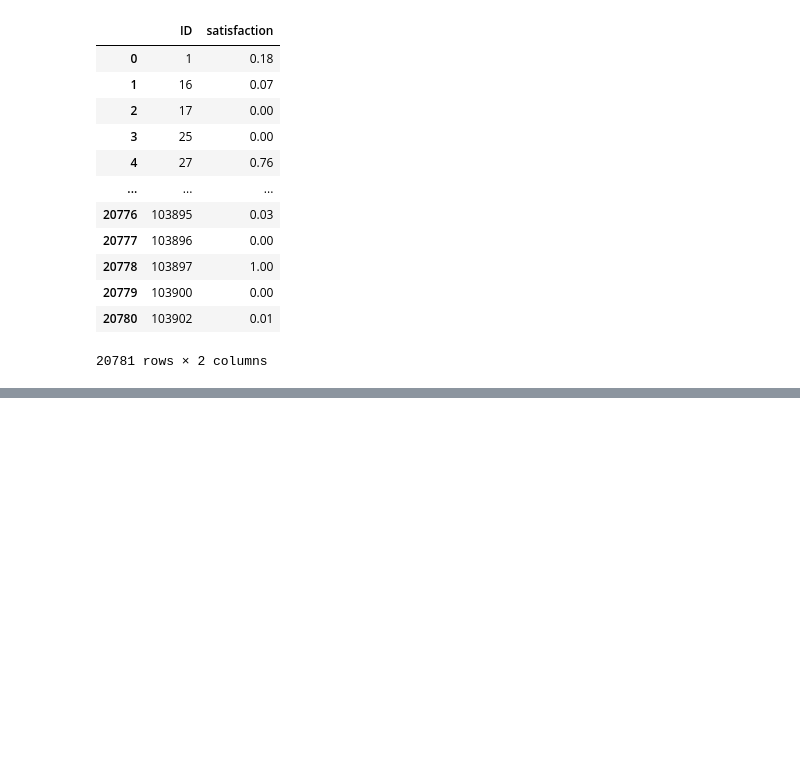
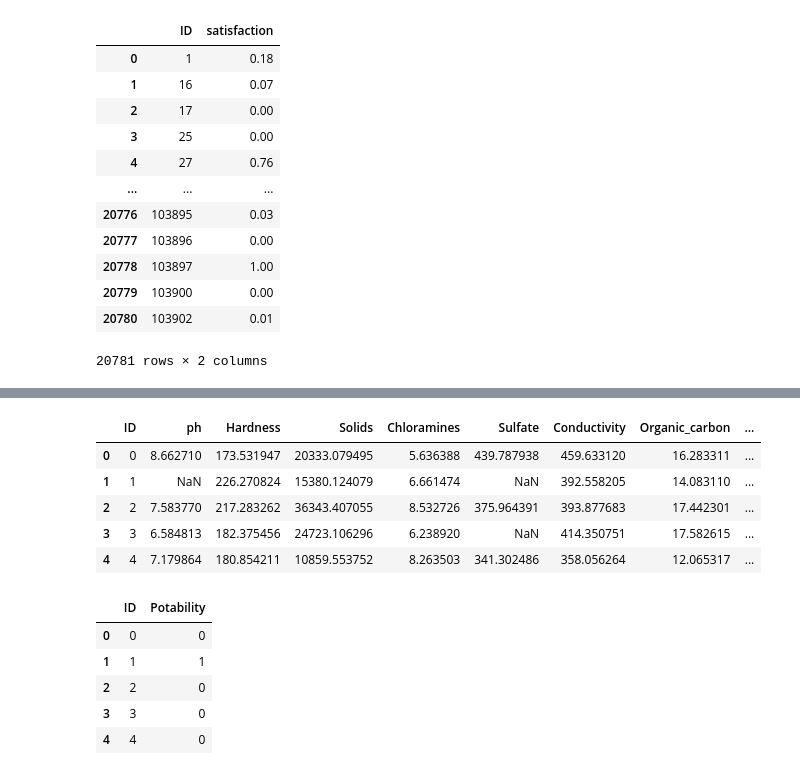
Before and after one commit to HyunJW/Pandas_practice, a Jupyter notebook: 빅분기실기연습/작업_2유형.ipynb, the cells around one changed output, grey strips where cells are left out. Drawn from its saved outputs; the diff is of its cells as text; code cells hidden in the pictures; blank space fills up the shorter version.

```diff
--- a/빅분기실기연습/작업_2유형.ipynb
+++ b/빅분기실기연습/작업_2유형.ipynb
@@ -713,0 +722,22 @@ validation auc: 0.9936025986625197
+# %%
+import pandas as pd
+#데이터 로드
+x_train = pd.read_csv("https://raw.githubusercontent.com/Datamanim/datarepo/main/waters/x_train.csv")
+y_train = pd.read_csv("https://raw.githubusercontent.com/Datamanim/datarepo/main/waters/y_train.csv")
+x_test= pd.read_csv("https://raw.githubusercontent.com/Datamanim/datarepo/main/waters/x_test.csv")
+
+display(x_train.head())
+display(y_train.head())
+# %% [output]
+|  | ID | ph | Hardness | Solids | Chloramines | Sulfate | Conductivity | Organic_carbon | ... |
+| 0 | 0 | 8.662710 | 173.531947 | 20333.079495 | 5.636388 | 439.787938 | 459.633120 | 16.283311 | ... |
+| 1 | 1 | NaN | 226.270824 | 15380.124079 | 6.661474 | NaN | 392.558205 | 14.083110 | ... |
+| 2 | 2 | 7.583770 | 217.283262 | 36343.407055 | 8.532726 | 375.964391 | 393.877683 | 17.442301 | ... |
+| 3 | 3 | 6.584813 | 182.375456 | 24723.106296 | 6.238920 | NaN | 414.350751 | 17.582615 | ... |
+| 4 | 4 | 7.179864 | 180.854211 | 10859.553752 | 8.263503 | 341.302486 | 358.056264 | 12.065317 | ... |
+|  | ID | Potability |
+| 0 | 0 | 0 |
+| 1 | 1 | 1 |
+| 2 | 2 | 0 |
+| 3 | 3 | 0 |
+| 4 | 4 | 0 |
```
Also changed, not shown: parts of 2 cells of this notebook.
